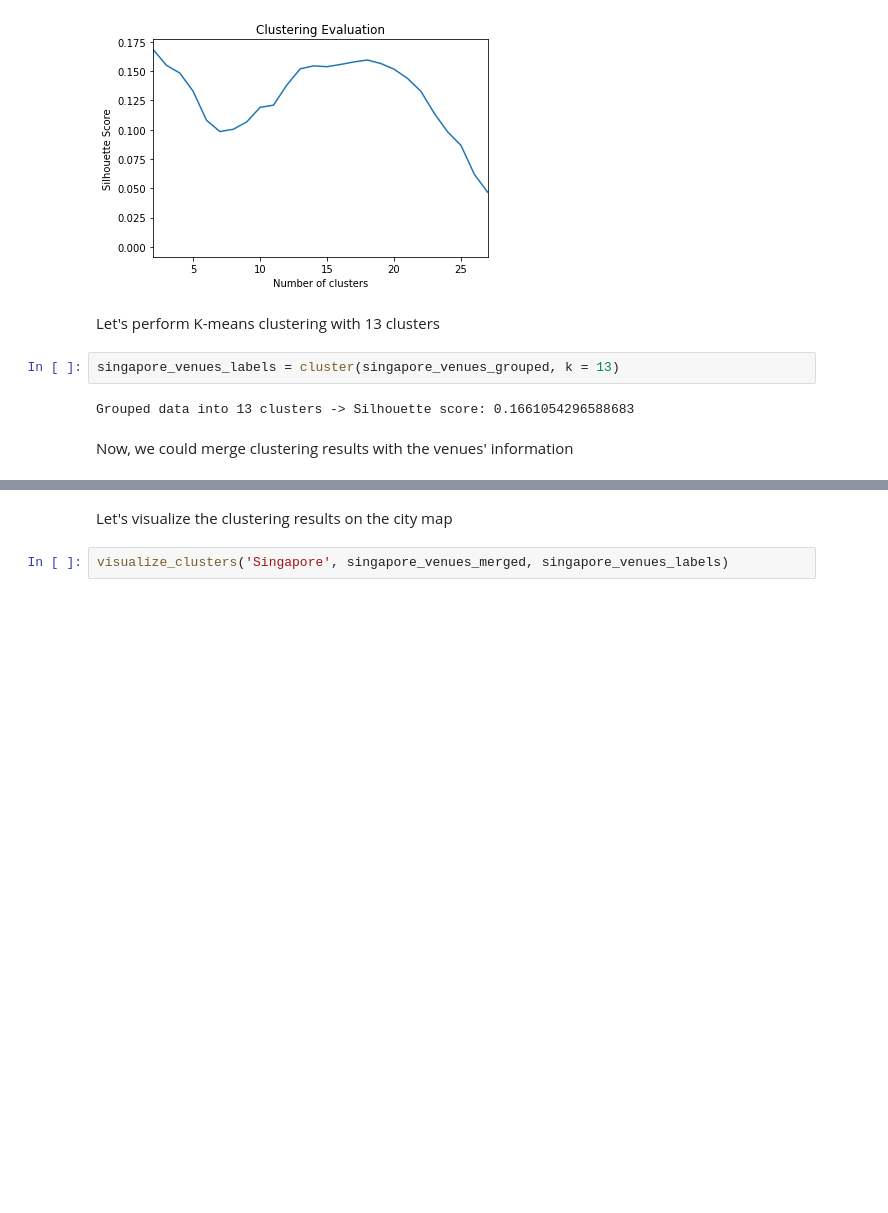
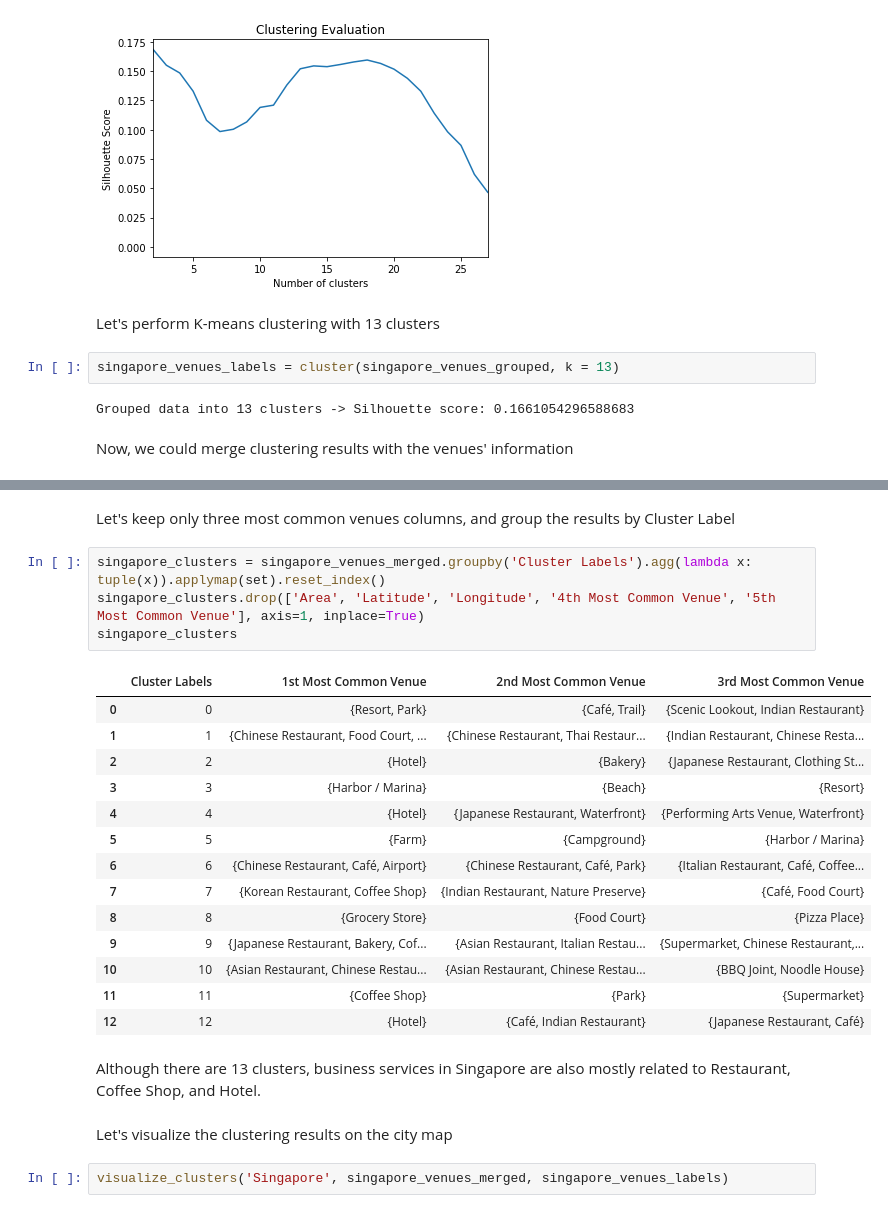
Before and after one commit to lehoang318/Coursera_Capstone, a Jupyter notebook: Potential-Business-Services-in-Vietnam.ipynb, the cells around one changed output, grey strips where cells are left out. Cells and saved outputs as stored; diff of their text form; blank space fills up the shorter version.

```diff
--- a/Potential-Business-Services-in-Vietnam.ipynb
+++ b/Potential-Business-Services-in-Vietnam.ipynb
@@ -738,6 +661,29 @@ singapore_venues_merged
 | 25 | Upper Thomson, Singapore | 1.350790 | 103.835995 | 1 | Chinese Restaurant | Thai Restaurant | ... |
 | 26 | Yishun, Singapore | 1.429384 | 103.835028 | 1 | Chinese Restaurant | Coffee Shop | ... |
 | 27 | Seletar, Singapore | 1.409849 | 103.877379 | 6 | Airport | Café | ... |
+# %% [markdown]
+Let's keep only three most common venues columns, and group the results by Cluster Label
+# %%
+singapore_clusters = singapore_venues_merged.groupby('Cluster Labels').agg(lambda x: tuple(x)).applymap(set).reset_index()
+singapore_clusters.drop(['Area', 'Latitude', 'Longitude', '4th Most Common Venue', '5th Most Common Venue'], axis=1, inplace=True)
+singapore_clusters
+# %% [output]
+|  | Cluster Labels | 1st Most Common Venue | 2nd Most Common Venue | 3rd Most Common Venue |
+| 0 | 0 | {Resort, Park} | {Café, Trail} | {Scenic Lookout, Indian Restaurant} |
+| 1 | 1 | {Chinese Restaurant, Food Court, ... | {Chinese Restaurant, Thai Restaur... | {Indian Restaurant, Chinese Resta... |
+| 2 | 2 | {Hotel} | {Bakery} | {Japanese Restaurant, Clothing St... |
+| 3 | 3 | {Harbor / Marina} | {Beach} | {Resort} |
+| 4 | 4 | {Hotel} | {Japanese Restaurant, Waterfront} | {Performing Arts Venue, Waterfront} |
+| 5 | 5 | {Farm} | {Campground} | {Harbor / Marina} |
+| 6 | 6 | {Chinese Restaurant, Café, Airport} | {Chinese Restaurant, Café, Park} | {Italian Restaurant, Café, Coffee... |
+| 7 | 7 | {Korean Restaurant, Coffee Shop} | {Indian Restaurant, Nature Preserve} | {Café, Food Court} |
+| 8 | 8 | {Grocery Store} | {Food Court} | {Pizza Place} |
+| 9 | 9 | {Japanese Restaurant, Bakery, Cof... | {Asian Restaurant, Italian Restau... | {Supermarket, Chinese Restaurant,... |
+| 10 | 10 | {Asian Restaurant, Chinese Restau... | {Asian Restaurant, Chinese Restau... | {BBQ Joint, Noodle House} |
+| 11 | 11 | {Coffee Shop} | {Park} | {Supermarket} |
+| 12 | 12 | {Hotel} | {Café, Indian Restaurant} | {Japanese Restaurant, Café} |
+# %% [markdown]
+Although there are 13 clusters, business services in Singapore are also mostly related to Restaurant, Coffee Shop, and Hotel.
 # %% [markdown]
 Let's visualize the clustering results on the city map
 # %%
```
Also changed, not shown: parts of 52 cells of this notebook.
